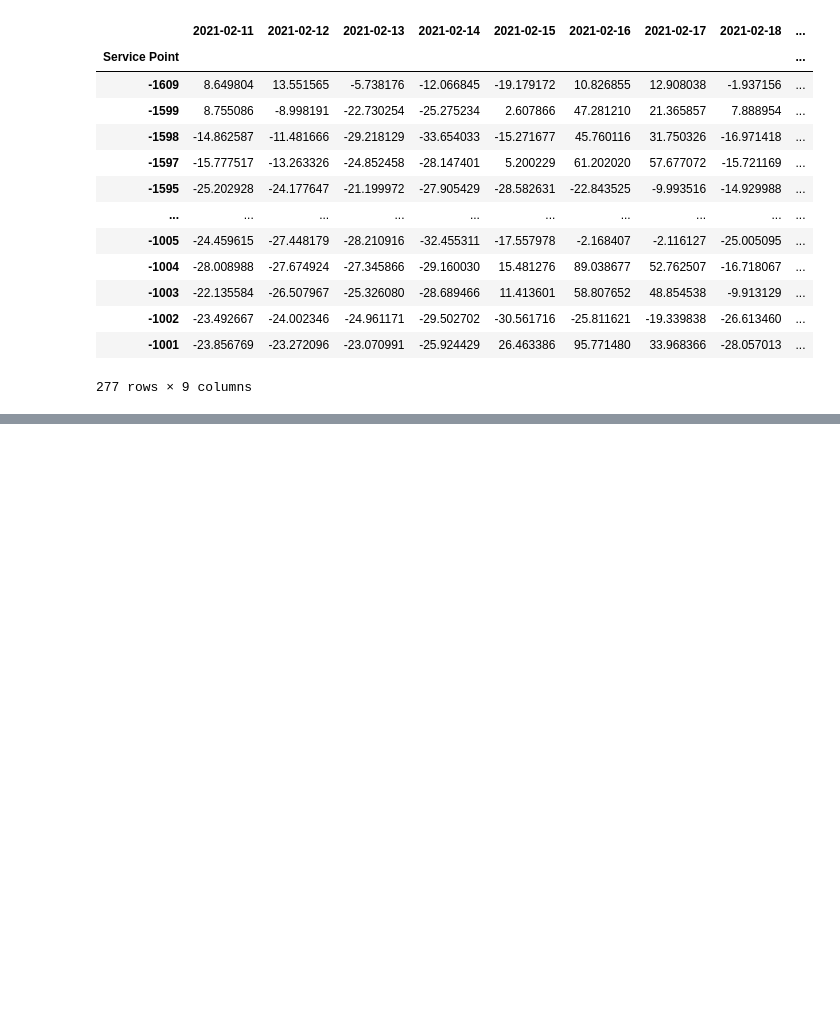
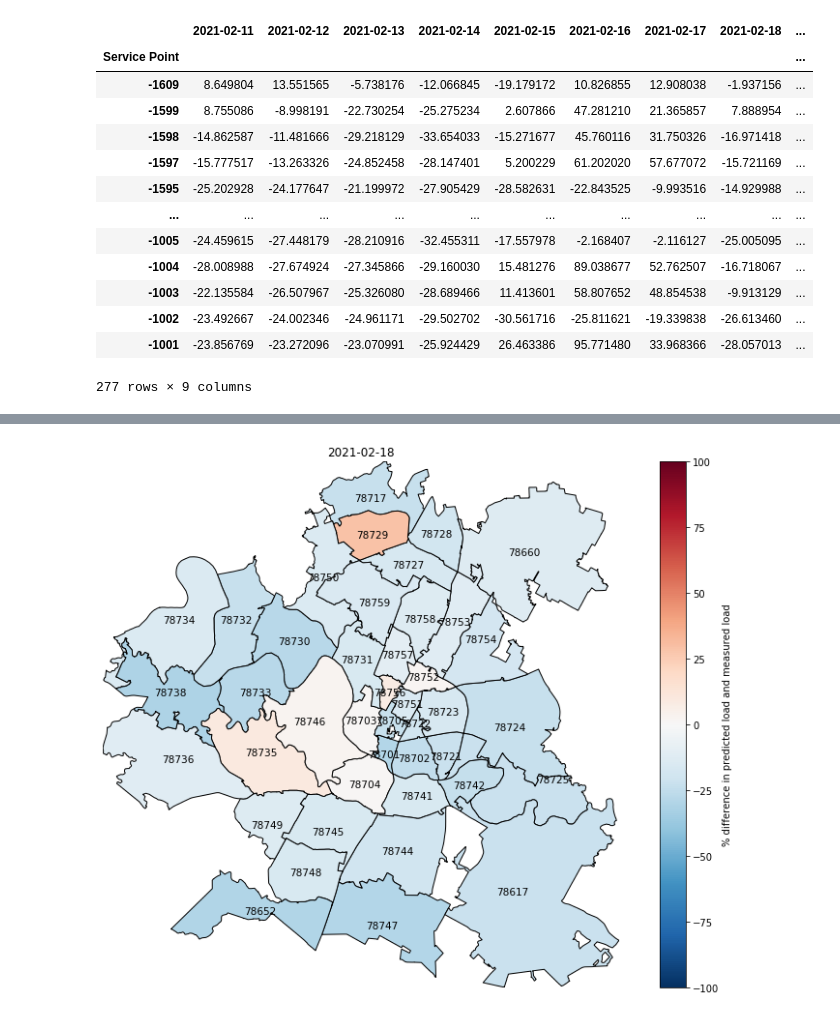
Before and after one commit to prav0761/Unsupervised-Anomaly-Detection-of-Winter-Storm-Outages, a Jupyter notebook: winter_storm_predictions-servicepoint_full_servicepoint.ipynb, the cells around one changed output, grey strips where cells are left out. Drawn from its saved outputs; the diff is of its cells as text; code cells hidden in the pictures; blank space fills up the shorter version.

```diff
--- a/winter_storm_predictions-servicepoint_full_servicepoint.ipynb
+++ b/winter_storm_predictions-servicepoint_full_servicepoint.ipynb
@@ -380,0 +393,4 @@ f2
+# %%
+plot_map(f2_outage,i)
+# %% [output]
+[figure, added]
```
Also changed, not shown: parts of 15 cells of this notebook.
